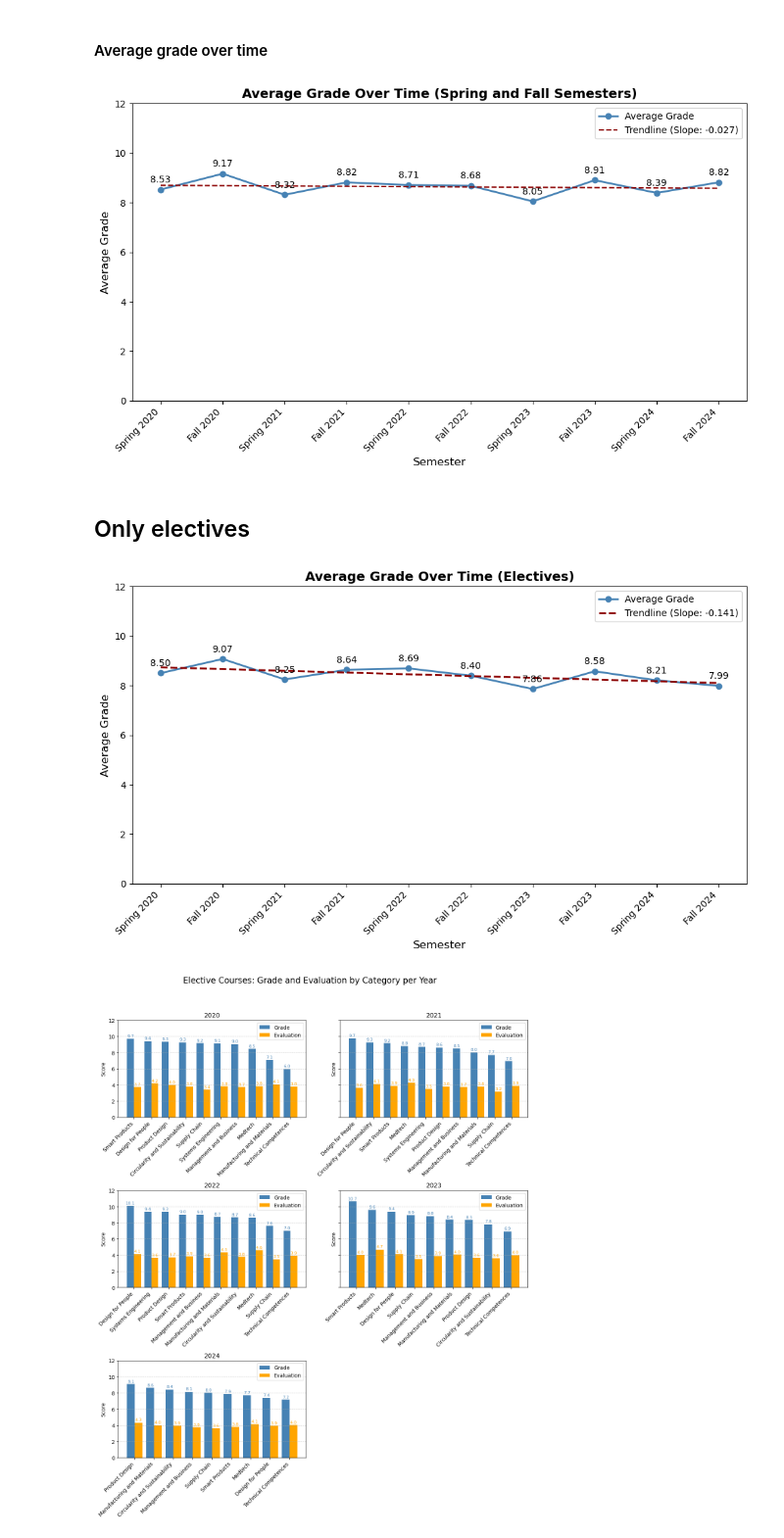
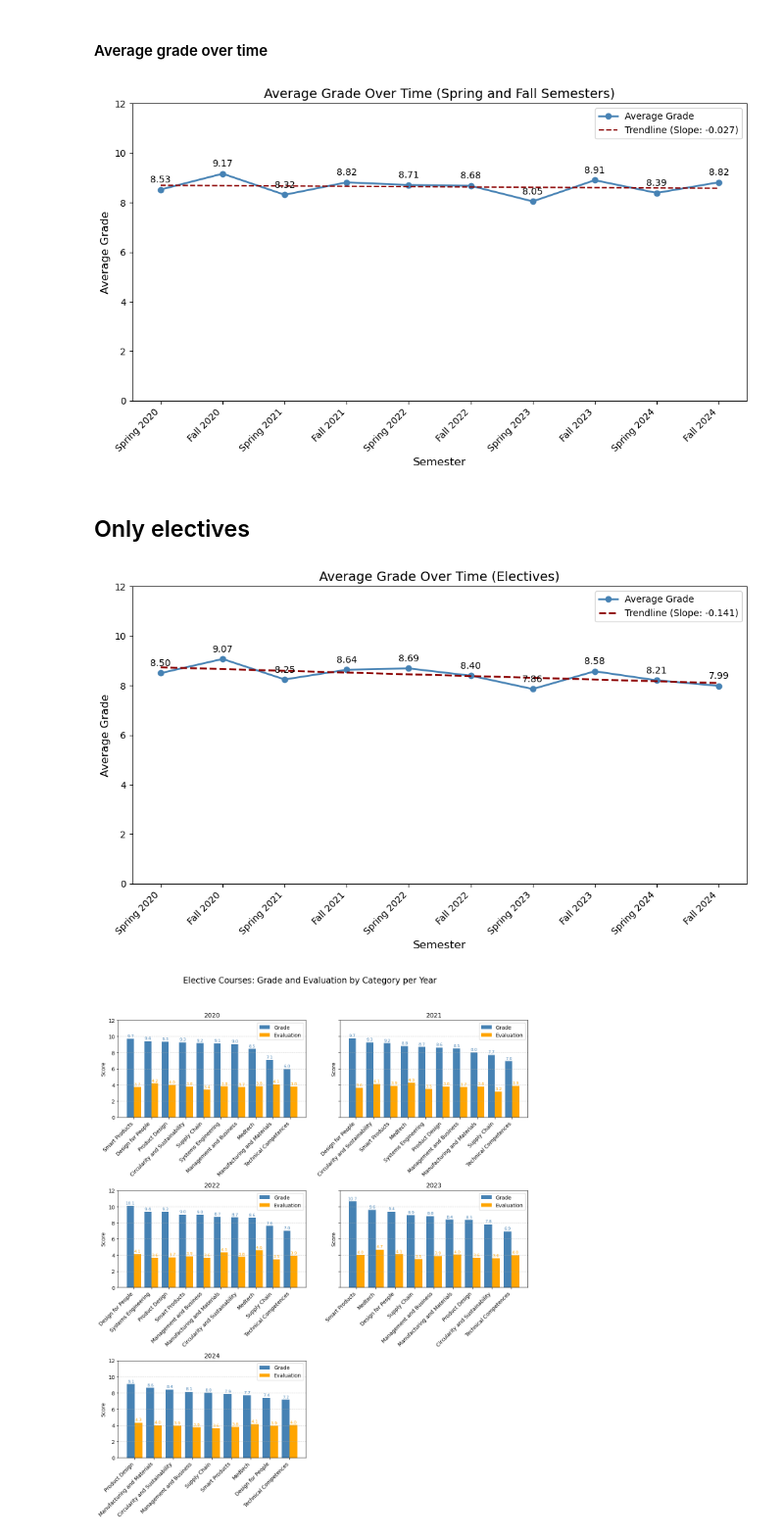
Before and after one commit to Alex-Nielsen-manden/Alex-Nielsen-manden.github.io, a Jupyter notebook: Data load/Final Project B.ipynb, the cells around one changed output. Shown at 98% size. Drawn from its saved outputs; the diff is of its cells as text; code cells hidden in the pictures.

```diff
--- a/Data load/Final Project B.ipynb
+++ b/Data load/Final Project B.ipynb
@@ -584,7 +584,7 @@ plt.plot(grades_over_time['Time'], grades_over_time['Average grade'], marker='o'
 plt.plot(grades_over_time['Time'], grades_over_time['Trend'], color='darkred', linestyle='--', label=f'Trendline ({slope_label})')
 
 # Title and labels
-plt.title('Average Grade Over Time (Spring and Fall Semesters)', fontsize=14, fontweight='bold')
+plt.title('Average Grade Over Time (Spring and Fall Semesters)', fontsize=14)
 plt.xlabel('Semester', fontsize=12)
 plt.ylabel('Average Grade', fontsize=12)
 
@@ -599,34 +599,34 @@ plt.xticks(x_ticks, labels=x_labels, rotation=45, ha='right', fontsize=10)
 # Add data labels on the plot for each point with bold annotation
 for i, row in grades_over_time.iterrows():
     plt.text(row['Time'], row['Average grade'] + 0.2, f"{row['Average grade']:.2f}",
              ha='center', va='bottom', fontsize=10, color='black')
 
 # Remove the grid for a cleaner look
 plt.grid(False)
 
 # Annotate the trendline with an arrow and label
 plt.annotate(f'Trend: {slope_label}',
              xy=(0.8, 10),  # Position near the trendline (adjust for better visibility)
              xytext=(0.8, 9),  # Slightly shifted to make space for the label
              textcoords='figure fraction',
              fontsize=12,
              ha='center',
              va='center',
              color='darkred',
              bbox=dict(facecolor='white', edgecolor='darkred', boxstyle='round,pad=0.3'),
              arrowprops=dict(arrowstyle="->", connectionstyle="arc3,rad=.3", color='darkred'))
 
 # Show the legend
 plt.legend()
 
 # Adjust layout for better spacing
 plt.tight_layout()
 
 plt.savefig("average_grade_semester.png", dpi=300, bbox_inches="tight")
 # Show the plot
 plt.show()
 # %% [output]
-[figure, old version]
+[figure, new version]
 # %% [markdown]
 ## Only electives
 # %%
@@ -676,7 +676,7 @@ plt.plot(grades_over_time['Time'], grades_over_time['Trend'],
          color='darkred', linestyle='--', linewidth=2, label=f'Trendline ({slope_label})')
 
 # Title and labels
-plt.title('Average Grade Over Time (Electives)', fontsize=14, fontweight='bold')
+plt.title('Average Grade Over Time (Electives)', fontsize=14)
 plt.xlabel('Semester', fontsize=12)
 plt.ylabel('Average Grade', fontsize=12)
 plt.ylim(0, 12)
@@ -700,7 +700,7 @@ plt.tight_layout()
 plt.savefig("average_grade_semester_electives.png", dpi=300, bbox_inches="tight")
 plt.show()
 # %% [output]
-[figure, old version]
+[figure, new version]
 # %%
 # Copy and filter for electives
 df_n4 = CD.copy()
```
Also changed, not shown: parts of 2 cells of this notebook.
